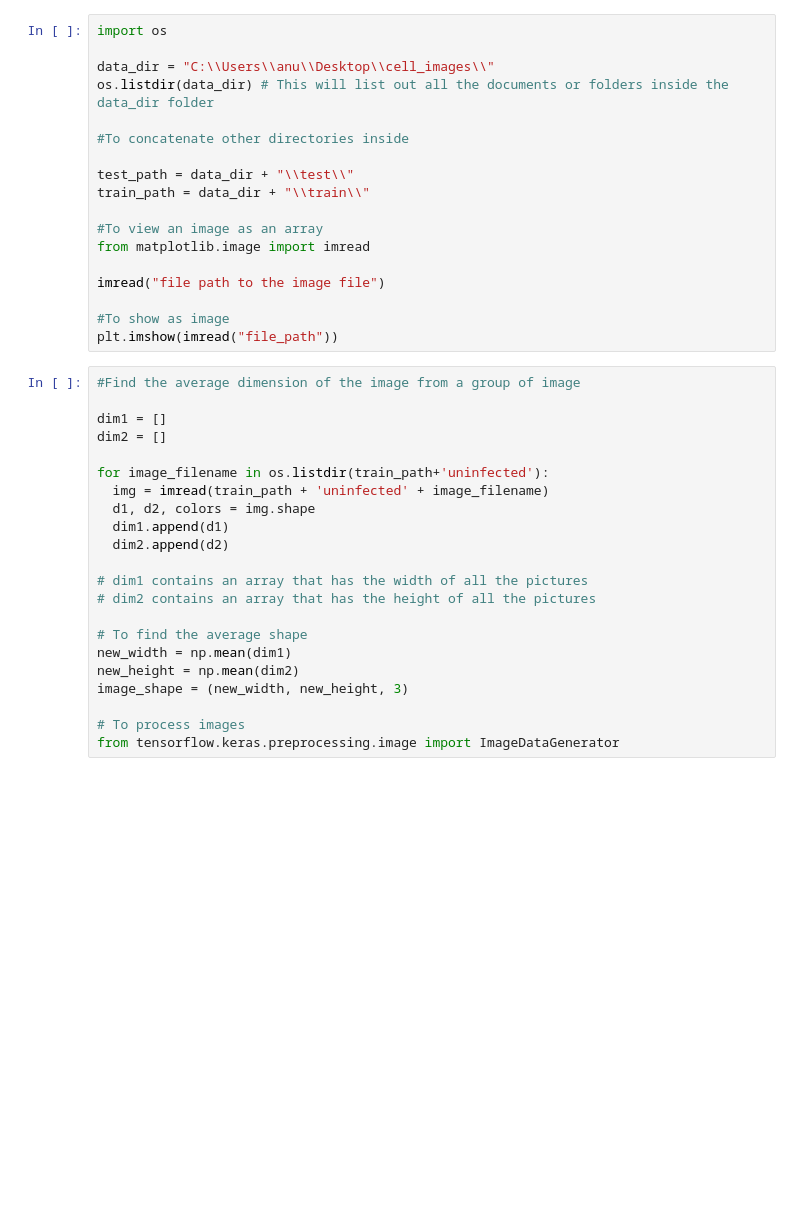
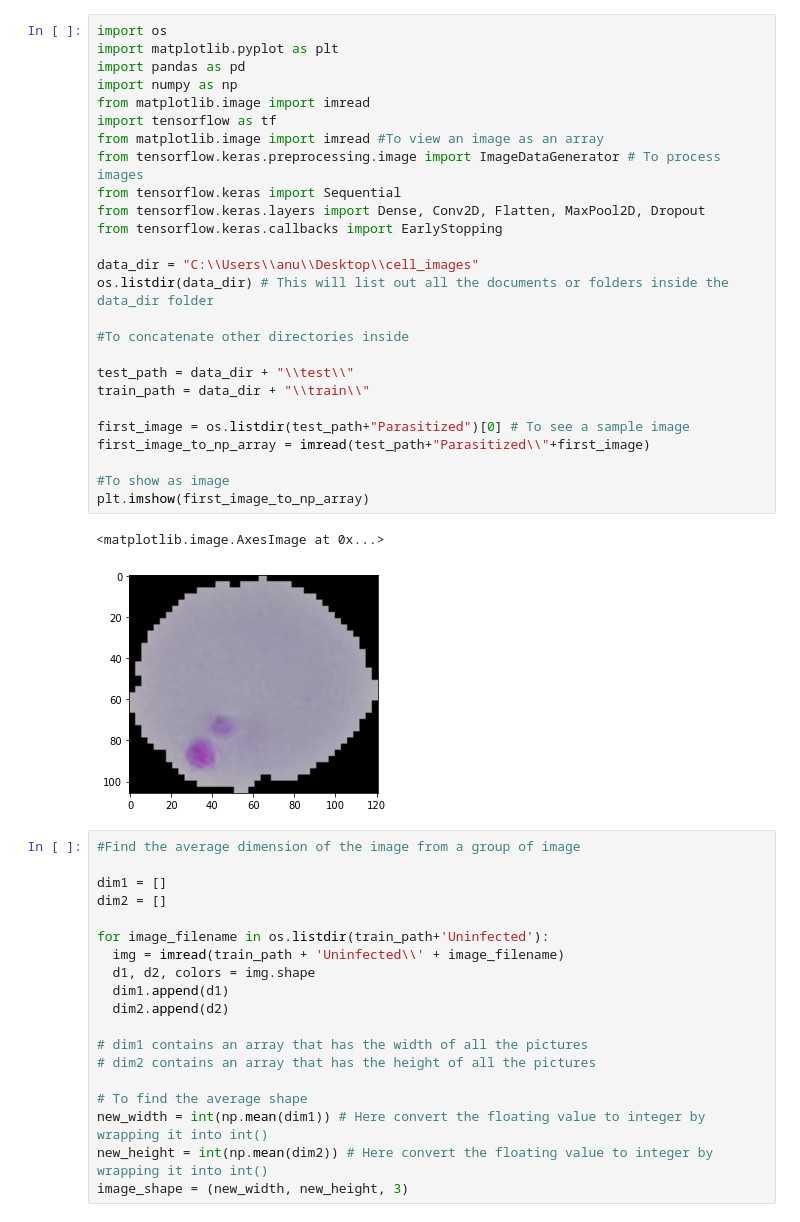
Before and after one commit to anusurabhi/Data-Science, a Jupyter notebook: cell classification.ipynb, the cells around one changed output. Cells and saved outputs as stored; diff of their text form; blank space fills up the shorter version.

```diff
--- a/cell classification.ipynb
+++ b/cell classification.ipynb
@@ -2,30 +2,41 @@
 <a href="https://colab.research.google.com/github/anusurabhi/Data-Science/blob/main/cell%20classification.ipynb" target="_parent"><img src="https://colab.research.google.com/assets/colab-badge.svg" alt="Open In Colab"/></a>
 # %%
 import os
+import matplotlib.pyplot as plt
+import pandas as pd
+import numpy as np
+from matplotlib.image import imread
+import tensorflow as tf
+from matplotlib.image import imread #To view an image as an array
+from tensorflow.keras.preprocessing.image import ImageDataGenerator # To process images
+from tensorflow.keras import Sequential
+from tensorflow.keras.layers import Dense, Conv2D, Flatten, MaxPool2D, Dropout
+from tensorflow.keras.callbacks import EarlyStopping
 
-data_dir = "C:\\Users\\anu\\Desktop\\cell_images\\"
+data_dir = "C:\\Users\\anu\\Desktop\\cell_images"
 os.listdir(data_dir) # This will list out all the documents or folders inside the data_dir folder
 
 #To concatenate other directories inside
 
 test_path = data_dir + "\\test\\"
 train_path = data_dir + "\\train\\"
 
-#To view an image as an array
-from matplotlib.image import imread
-
-imread("file path to the image file")
+first_image = os.listdir(test_path+"Parasitized")[0] # To see a sample image
+first_image_to_np_array = imread(test_path+"Parasitized\\"+first_image)
 
 #To show as image
-plt.imshow(imread("file_path"))
+plt.imshow(first_image_to_np_array)
+# %% [output]
+<matplotlib.image.AxesImage at 0x...>
+[figure, added]
 # %%
 #Find the average dimension of the image from a group of image
 
 dim1 = []
 dim2 = []
 
-for image_filename in os.listdir(train_path+'uninfected'):
-  img = imread(train_path + 'uninfected' + image_filename)
+for image_filename in os.listdir(train_path+'Uninfected'):
+  img = imread(train_path + 'Uninfected\\' + image_filename)
   d1, d2, colors = img.shape
   dim1.append(d1)
   dim2.append(d2)
@@ -34,9 +45,6 @@ for image_filename in os.listdir(train_path+'uninfected'):
 # dim2 contains an array that has the height of all the pictures
 
 # To find the average shape
-new_width = np.mean(dim1)
-new_height = np.mean(dim2)
+new_width = int(np.mean(dim1)) # Here convert the floating value to integer by wrapping it into int()
+new_height = int(np.mean(dim2)) # Here convert the floating value to integer by wrapping it into int()
 image_shape = (new_width, new_height, 3)
-
-# To process images
-from tensorflow.keras.preprocessing.image import ImageDataGenerator
```
Also changed, not shown: parts of 17 cells of this notebook.
